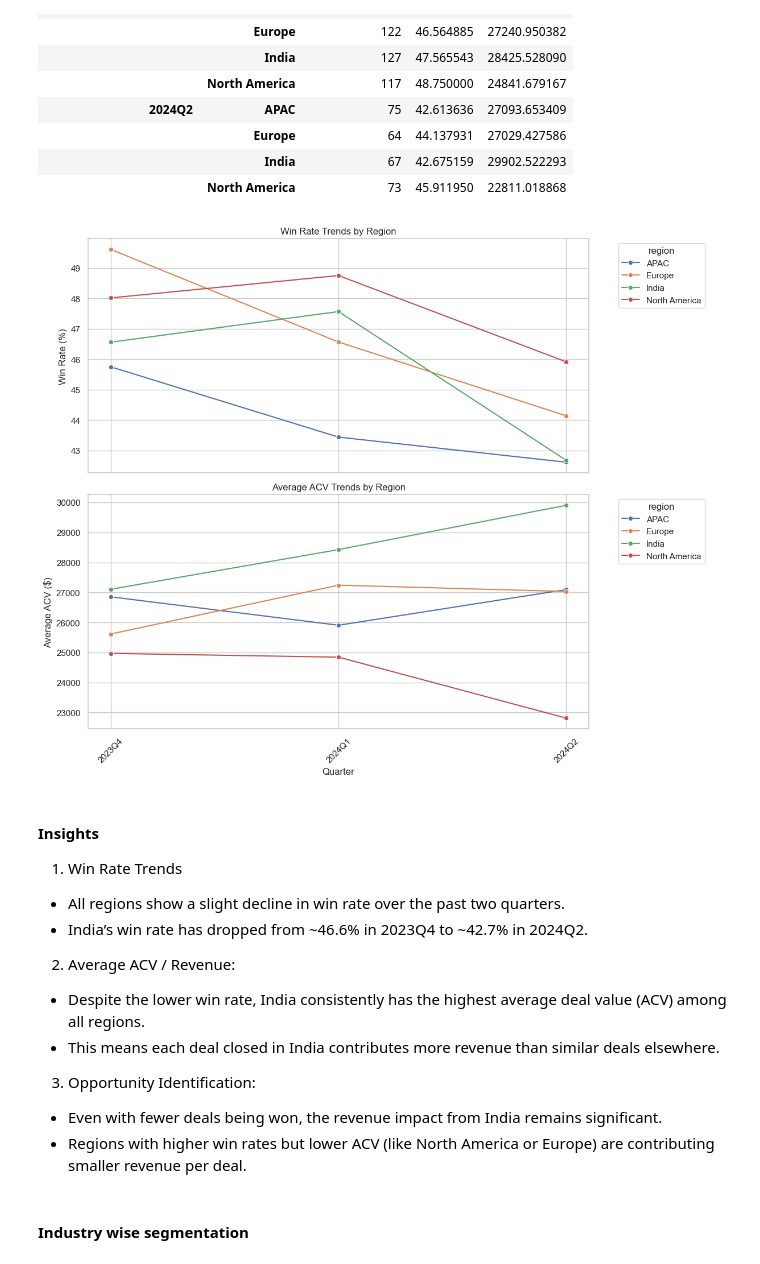
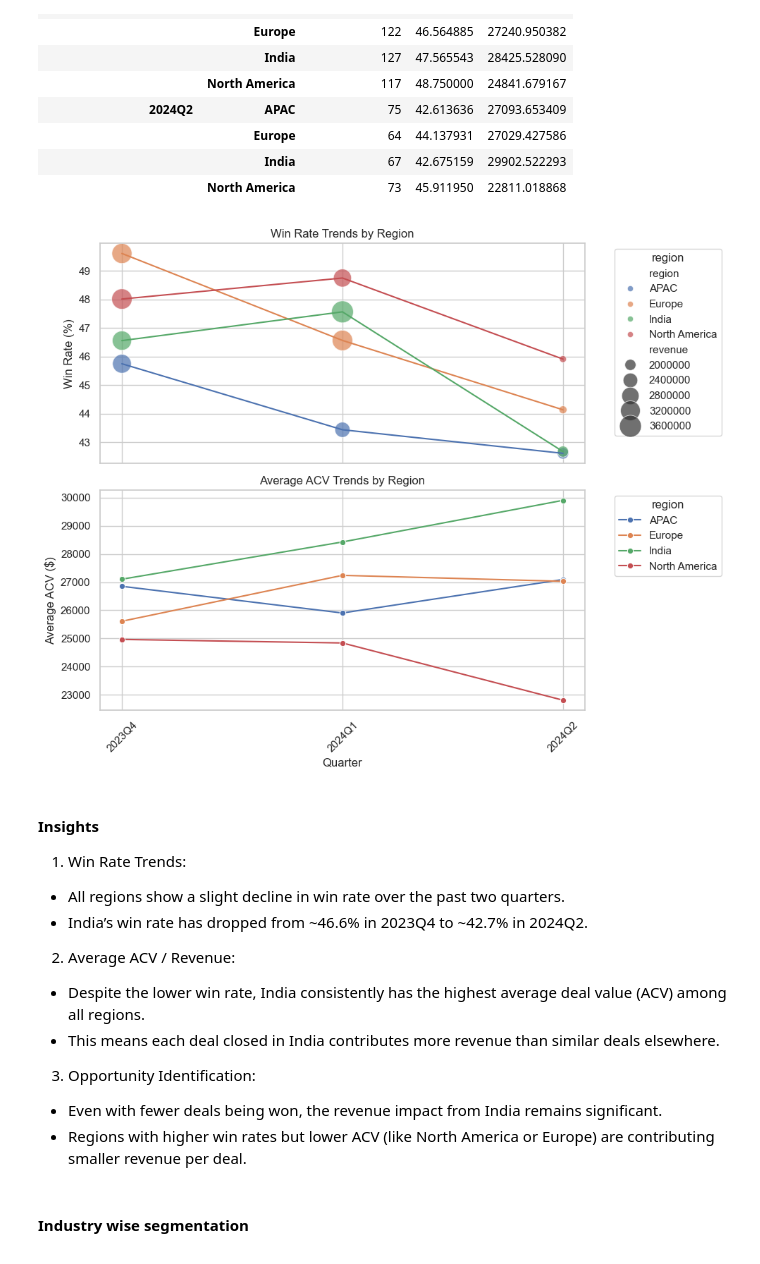
Before and after one commit to ShubhPundir/SkyGeni-Task, a Jupyter notebook: eda.ipynb, the cells around one changed output. Drawn from its saved outputs; the diff is of its cells as text; code cells hidden in the pictures.

```diff
--- a/eda.ipynb
+++ b/eda.ipynb
@@ -62,0 +169,7 @@ df["acv_bucket"] = pd.qcut(
+# %%
+# Group by quarter
+deals_opened_each_quarter = df.groupby('created_year_and_quarter').agg(
+    deals_opened=('deal_id', 'count')
+).reset_index()
+
+deals_opened_each_quarter
@@ -105,36 +282,37 @@ segment_tables = {
     for seg in segments
 }
 # %%
-def plot_win_rate_and_avg_acv(segment_df, segment_name):
-    """
-    Plots dual-panel charts:
-    - Top: win_rate trends by segment
-    - Bottom: avg_acv trends by segment
+def plot_win_rate_and_avg_acv_with_revenue(segment_df, segment_name):
+    df_plot = segment_df.reset_index()
+    df_plot["revenue"] = df_plot["succesful_deals"] * df_plot["avg_acv"]
 
-    segment_df: DataFrame with index [closed_year_and_quarter, segment_name]
-    segment_name: name of categorical column (e.g., 'region')
-    """
-    # Reset index for plotting
-    df_plot = segment_df.reset_index()
+    sns.set(style="whitegrid")
+    fig, axes = plt.subplots(2, 1, figsize=(10, 8), sharex=True)
 
-    # Set plot style
-    sns.set(style="whitegrid")
-    fig, axes = plt.subplots(2, 1, figsize=(12, 10), sharex=True)
-
-    # Top panel: win_rate
+    # Top panel: Win Rate with bubble size proportional to revenue
+    sns.scatterplot(
+        data=df_plot,
+        x="closed_year_and_quarter",
+        y="win_rate",
+        hue=segment_name,
+        size="revenue",
+        sizes=(50, 500),  # adjust min/max bubble size
+        alpha=0.7,
+        ax=axes[0]
+    )
     sns.lineplot(
         data=df_plot,
         x="closed_year_and_quarter",
         y="win_rate",
         hue=segment_name,
-        marker="o",
+        legend=False,  # hide duplicate legend
         ax=axes[0]
     )
     axes[0].set_title("Win Rate Trends by " + segment_name.title())
     axes[0].set_ylabel("Win Rate (%)")
     axes[0].legend(title=segment_name, bbox_to_anchor=(1.05, 1), loc='upper left')
 
-    # Bottom panel: avg_acv
+    # Bottom panel: Avg ACV (line only)
     sns.lineplot(
         data=df_plot,
         x="closed_year_and_quarter",
@@ -171,12 +349,12 @@ segment_tables['region']
 |  | India | 67 | 42.675159 | 29902.522293 |
 |  | North America | 73 | 45.911950 | 22811.018868 |
 # %%
-plot_win_rate_and_avg_acv(segment_tables["region"], "region")
+plot_win_rate_and_avg_acv_with_revenue(segment_tables["region"], "region")
 # %% [output]
-[figure, old version]
+[figure, new version]
 # %% [markdown]
 #### Insights
-1. Win Rate Trends
+1. Win Rate Trends:
 - All regions show a slight decline in win rate over the past two quarters.
 - India’s win rate has dropped from ~46.6% in 2023Q4 to ~42.7% in 2024Q2.
 
```
Also changed, not shown: parts of 10 cells of this notebook.
